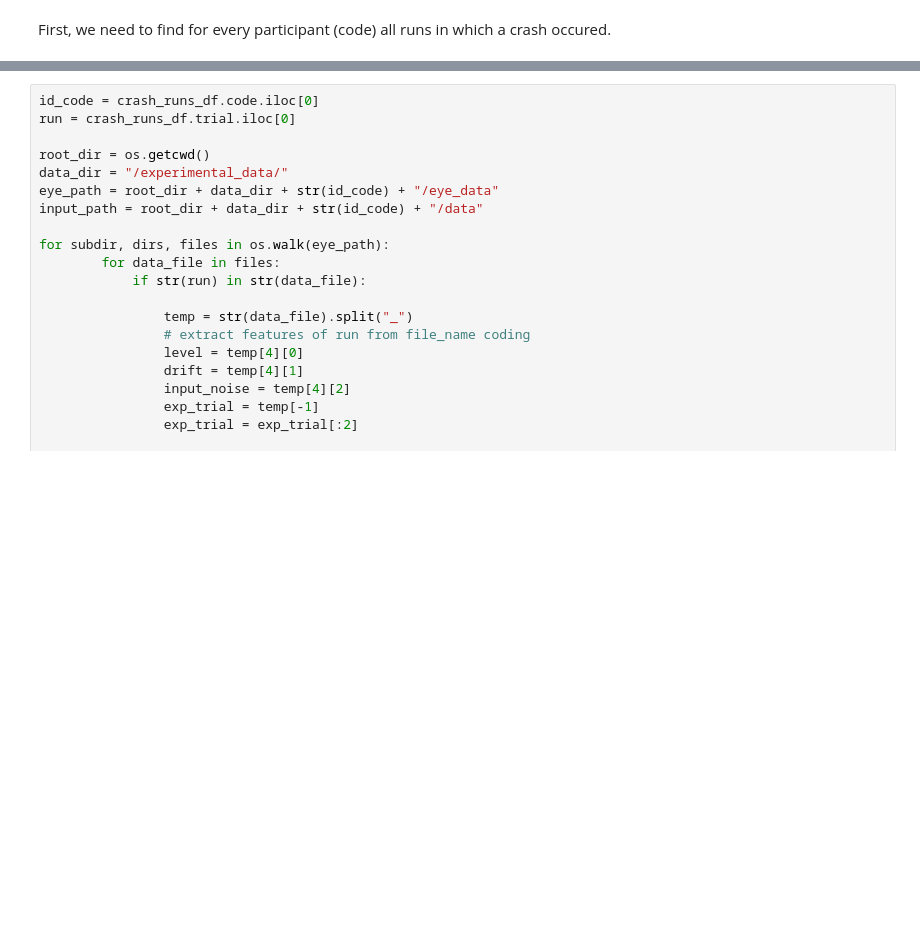
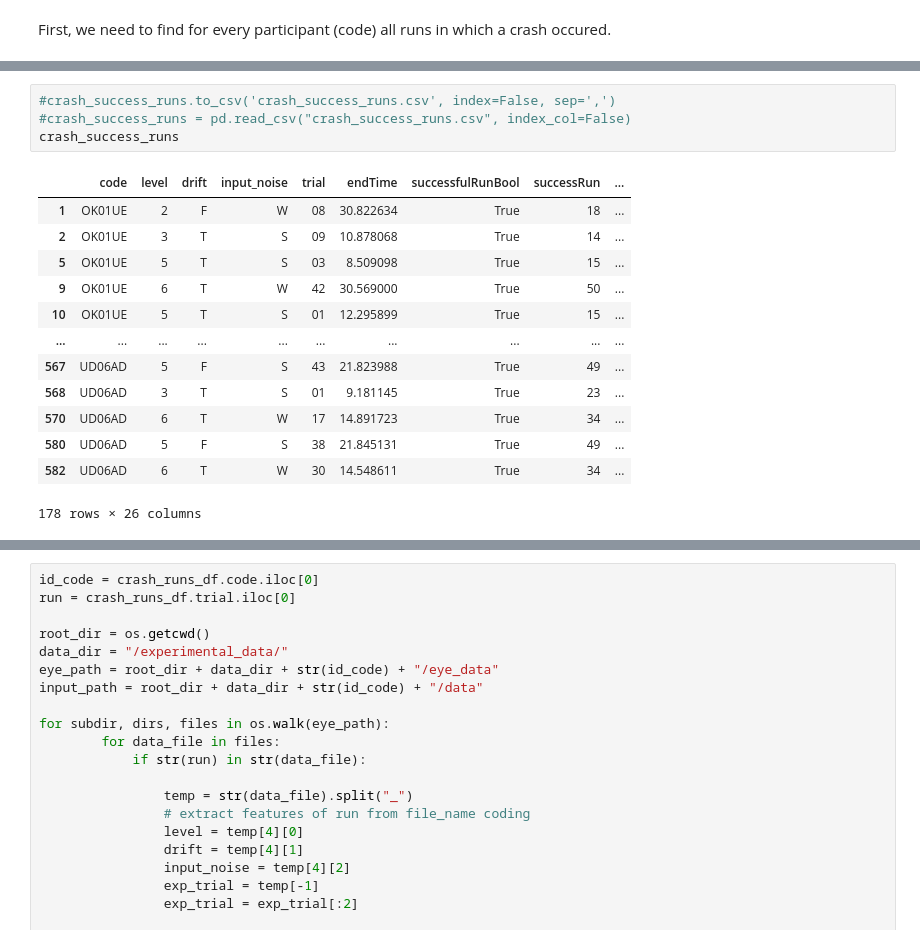
Before and after one commit to nilsheinrich/eye_movement_analysis_moonlander, a Jupyter notebook: situational_analysis.ipynb, the cells around one changed output, grey strips where cells are left out. Cells and saved outputs as stored; diff of their text form; blank space fills up the shorter version.

```diff
--- a/situational_analysis.ipynb
+++ b/situational_analysis.ipynb
@@ -167,0 +385,18 @@ crash_runs_df
+# %%
+#crash_success_runs.to_csv('crash_success_runs.csv', index=False, sep=',')
+#crash_success_runs = pd.read_csv("crash_success_runs.csv", index_col=False)
+crash_success_runs
+# %% [output]
+|  | code | level | drift | input_noise | trial | endTime | successfulRunBool | successRun | ... |
+| 1 | OK01UE | 2 | F | W | 08 | 30.822634 | True | 18 | ... |
+| 2 | OK01UE | 3 | T | S | 09 | 10.878068 | True | 14 | ... |
+| 5 | OK01UE | 5 | T | S | 03 | 8.509098 | True | 15 | ... |
+| 9 | OK01UE | 6 | T | W | 42 | 30.569000 | True | 50 | ... |
+| 10 | OK01UE | 5 | T | S | 01 | 12.295899 | True | 15 | ... |
+| ... | ... | ... | ... | ... | ... | ... | ... | ... | ... |
+| 567 | UD06AD | 5 | F | S | 43 | 21.823988 | True | 49 | ... |
+| 568 | UD06AD | 3 | T | S | 01 | 9.181145 | True | 23 | ... |
+| 570 | UD06AD | 6 | T | W | 17 | 14.891723 | True | 34 | ... |
+| 580 | UD06AD | 5 | F | S | 38 | 21.845131 | True | 49 | ... |
+| 582 | UD06AD | 6 | T | W | 30 | 14.548611 | True | 34 | ... |
+178 rows × 26 columns
```
Also changed, not shown: parts of 41 cells of this notebook, 3 other files.
